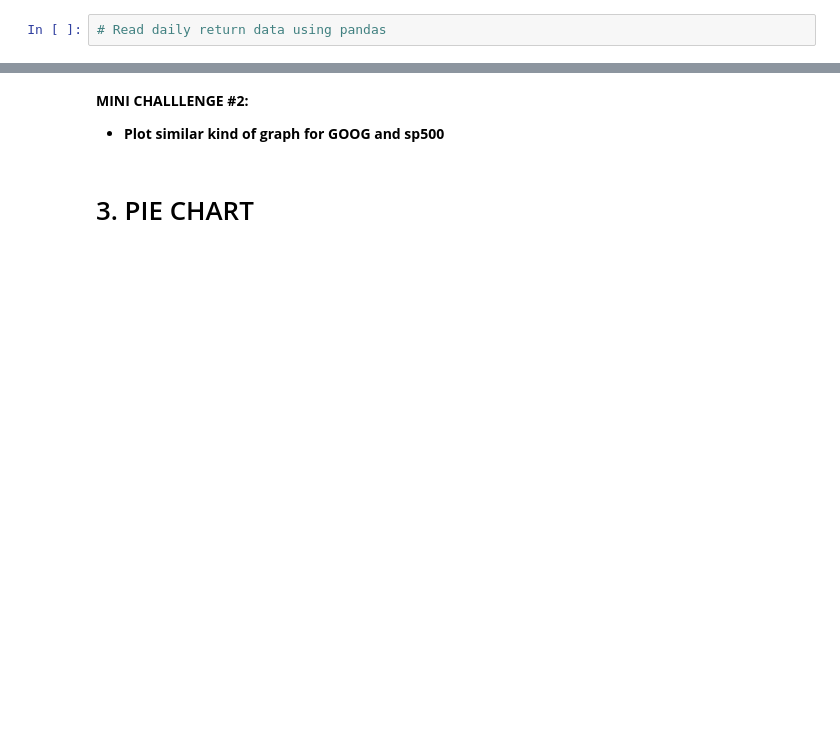
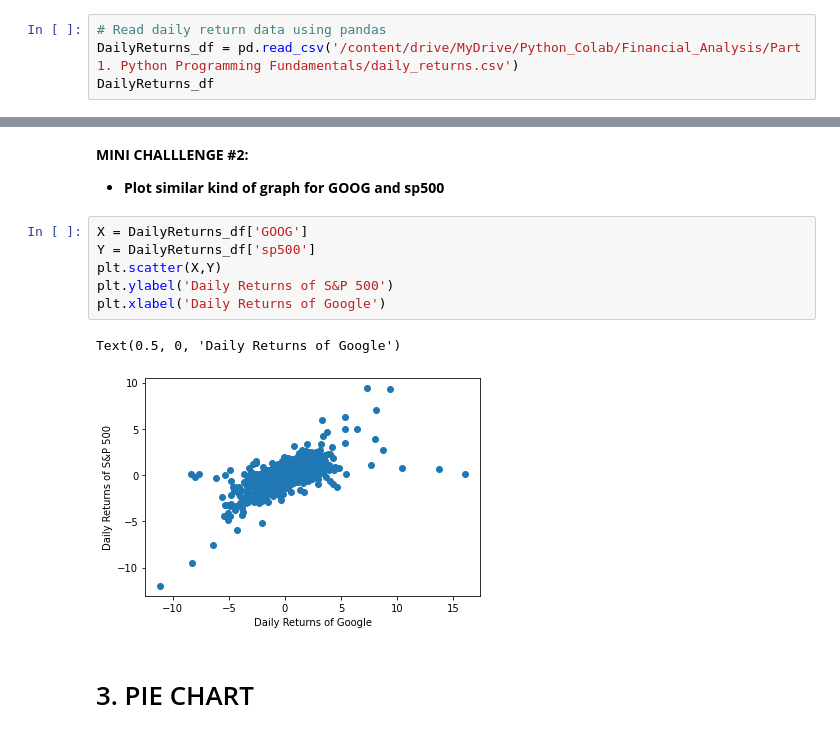
Before and after one commit to SangeetaChatterjee/Python_Stockmarket_Profile, a Jupyter notebook: 9_Python_101_Data_Visualization_with_matplotlib_Skeleton.ipynb, the cells around one changed output, grey strips where cells are left out. Saved outputs shown, nothing was run; the diff lists cells and outputs as text; blank space fills up the shorter version.

```diff
--- a/9_Python_101_Data_Visualization_with_matplotlib_Skeleton.ipynb
+++ b/9_Python_101_Data_Visualization_with_matplotlib_Skeleton.ipynb
@@ -51,3 +51,5 @@ plt.legend(loc = 'upper right')
 # 2. SCATTERPLOT
 # %%
 # Read daily return data using pandas
+DailyReturns_df = pd.read_csv('/content/drive/MyDrive/Python_Colab/Financial_Analysis/Part 1. Python Programming Fundamentals/daily_returns.csv')
+DailyReturns_df
@@ -54,5 +70,14 @@ plt.legend(loc = 'upper right')
 # %% [markdown]
 **MINI CHALLLENGE #2:**
 - **Plot similar kind of graph for GOOG and sp500**
+# %%
+X = DailyReturns_df['GOOG']
+Y = DailyReturns_df['sp500']
+plt.scatter(X,Y)
+plt.ylabel('Daily Returns of S&P 500')
+plt.xlabel('Daily Returns of Google')
+# %% [output]
+Text(0.5, 0, 'Daily Returns of Google')
+[figure, added]
 # %% [markdown]
 # 3. PIE CHART
```
Also changed, not shown: parts of 4 cells of this notebook.
